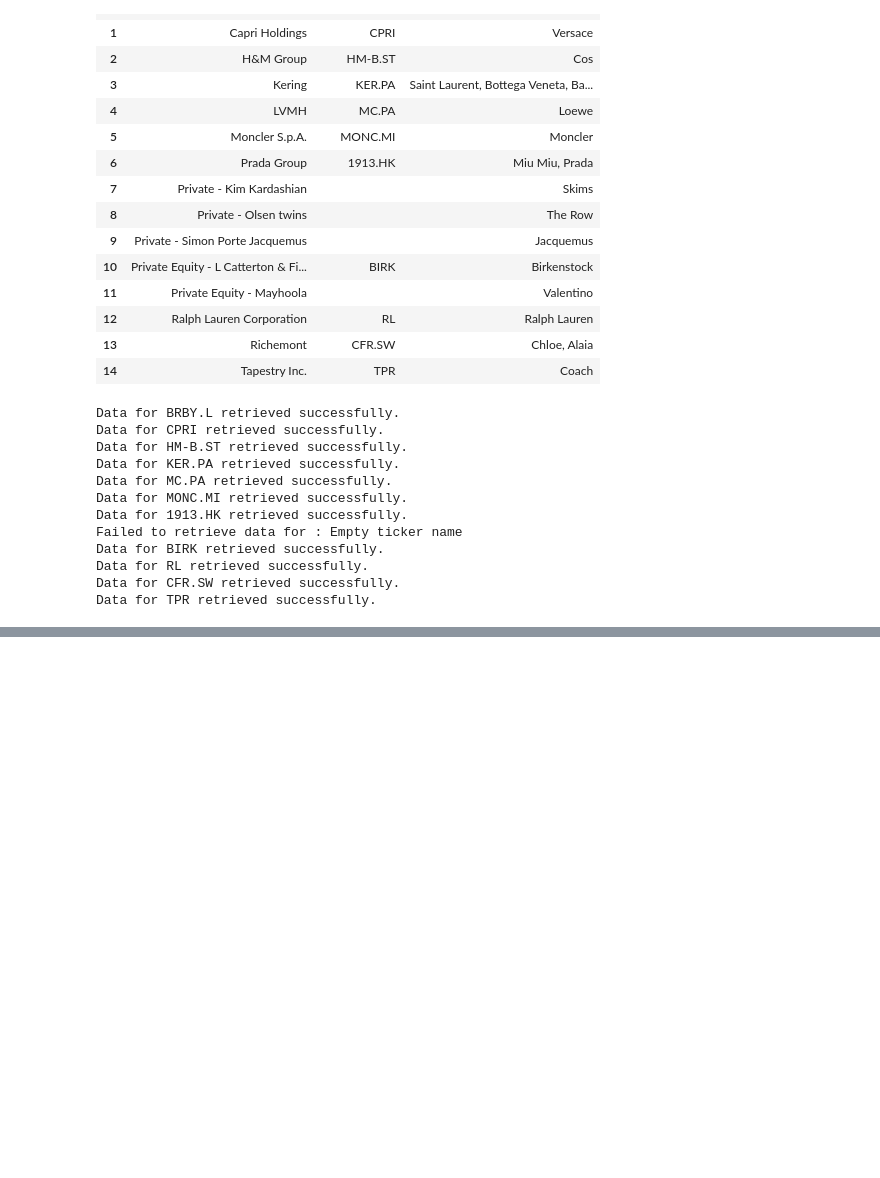
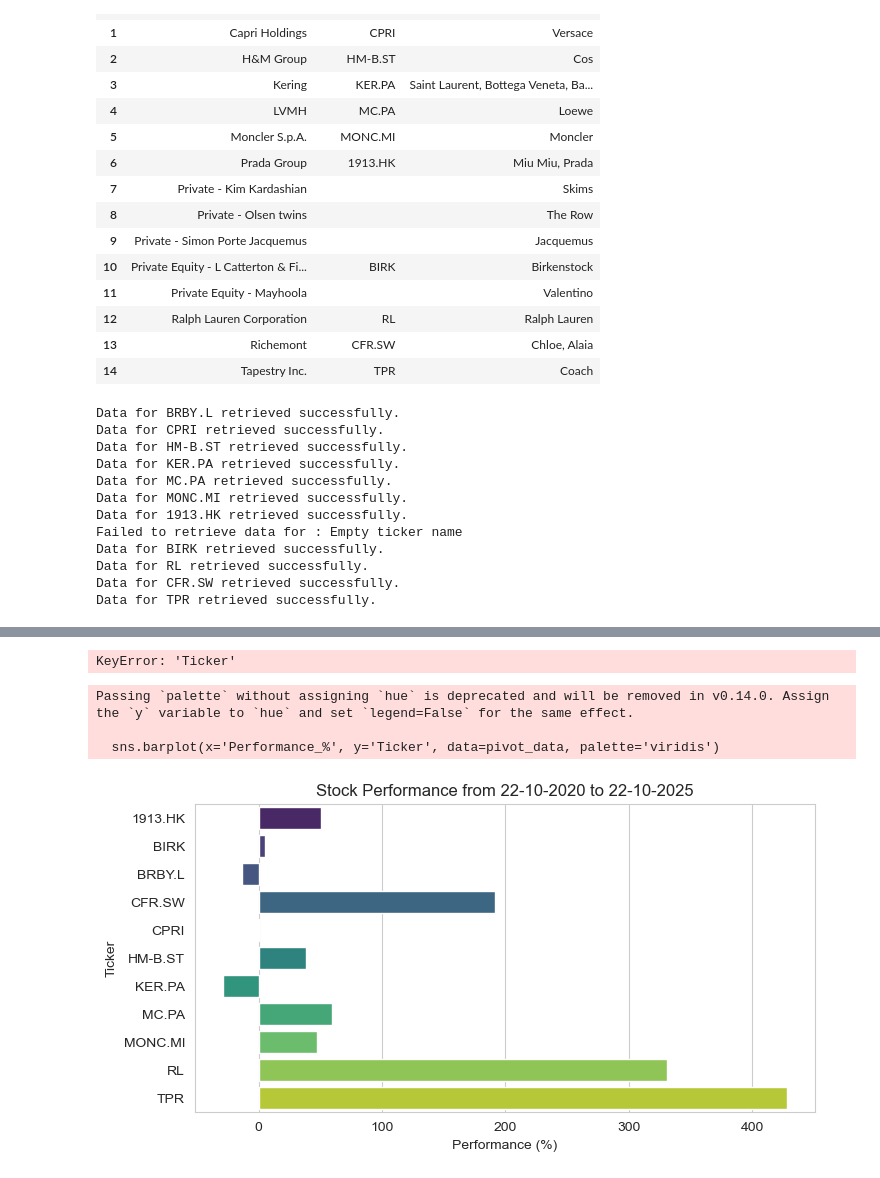
Before and after one commit to gabigens/project-week-3, a Jupyter notebook: MiniPro3-complete-code.ipynb, the cells around one changed output, grey strips where cells are left out. Saved outputs shown, nothing was run; the diff lists cells and outputs as text; code cells hidden in the pictures; blank space fills up the shorter version.

```diff
--- a/MiniPro3-complete-code.ipynb
+++ b/MiniPro3-complete-code.ipynb
@@ -343,5 +420,14 @@ filtered_data
 | 13124 | 117.190002 | 115.330002 | TPR | USD | 22-10-2025 |
 # %%
 pivot_data = filtered_data.pivot_table(index='Ticker', columns='day-month-year', values=['Close'])
+pivot_data
 
-pivot_data
+# BIRK has no data for 22-10-2020, first observation is 11-10-2023 with a value of 41
+# So we're going to fill manually
+pivot_data.loc['BIRK', ('Close', '22-10-2020')] = 41.00
+
+# CPRI, RL and TPR do have data for 22-10-2020, but it's not showed in the dataset
+# So we're going to fill manually
+pivot_data.loc['CPRI', ('Close', '22-10-2020')] = 22.56
+pivot_data.loc['RL', ('Close', '22-10-2020')] = 77.11
+pivot_data.loc['TPR', ('Close', '22-10-2020')] = 21.85
@@ -384,0 +434,6 @@ big_data_agg
+# %%
+pivot_data['Performance_%'] = (
+    (pivot_data[('Close', '22-10-2025')] / pivot_data[('Close', '22-10-2020')] - 1) * 100
+).round(2)
+
+pivot_data
@@ -384,0 +455,31 @@ big_data_agg
+# %%
+holding = {"1913.HK": "Prada Group",
+"MC.PA": "LVMH",
+"KER.PA": "Kering",
+"TPR": "Tapestry Inc.",
+"HM-B.ST": "H&M Group",
+"CFR.SW": "Richemont",
+"MONC.MI": "Moncler S.p.A.",
+"RL": "Ralph Lauren Corporation",
+"CPRI": "Capri Holdings",
+"BRBY.L": "Burberry Group plc",
+"BIRK": "Private Equity - L Catterton & Financière Agache"
+}
+
+pivot_data["Holding"] = pivot_data["Ticker"].map(holding)
+pivot_data
+# %% [output]
+KeyError: 'Ticker'
+# %%
+# Present the performance data in a graph
+plt.figure(figsize=(8, 4))
+sns.barplot(x='Performance_%', y='Ticker', data=pivot_data, palette='viridis')
+plt.title('Stock Performance from 22-10-2020 to 22-10-2025')
+plt.xlabel('Performance (%)')
+plt.ylabel('Ticker')
+plt.show()
+# %% [output]
+Passing `palette` without assigning `hue` is deprecated and will be removed in v0.14.0. Assign the `y` variable to `hue` and set `legend=False` for the same effect.
+
+  sns.barplot(x='Performance_%', y='Ticker', data=pivot_data, palette='viridis')
+[figure, added]
```
Also changed, not shown: parts of 15 cells of this notebook, 1 other file.
